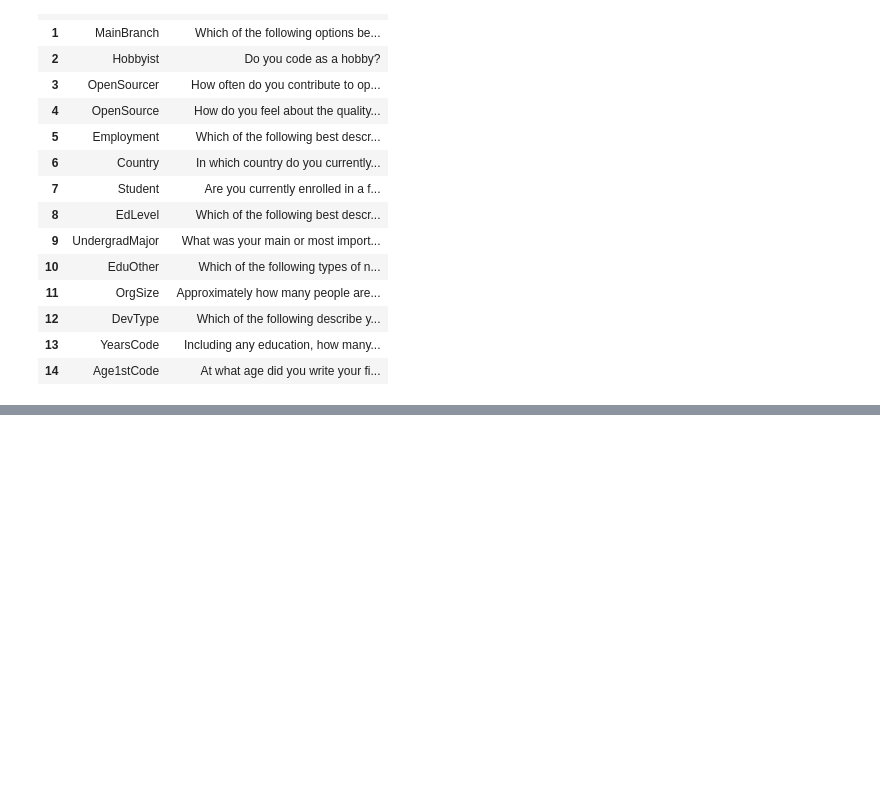
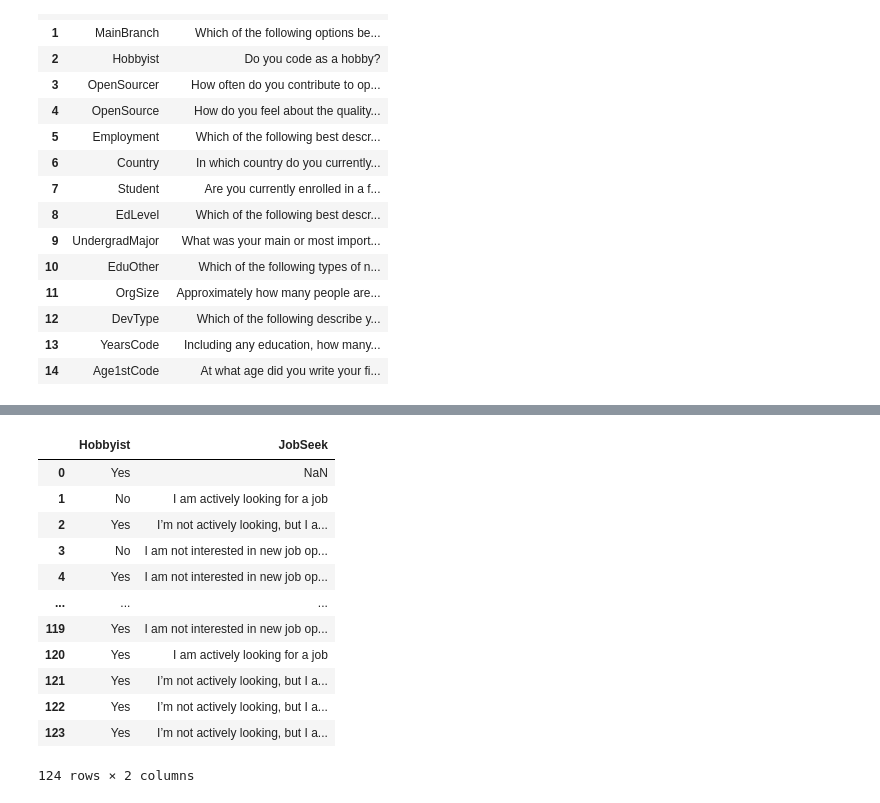
Before and after one commit to sanjaym88/learnpandas, a Jupyter notebook: abcd.ipynb, the cells around one changed output, grey strips where cells are left out. Cells and saved outputs as stored; diff of their text form; code cells hidden in the pictures; blank space fills up the shorter version.

```diff
--- a/abcd.ipynb
+++ b/abcd.ipynb
@@ -104,0 +186,16 @@ schema_df.head(15)
+# %%
+df.loc[0:123,['Hobbyist','JobSeek']]
+# %% [output]
+|  | Hobbyist | JobSeek |
+| 0 | Yes | NaN |
+| 1 | No | I am actively looking for a job |
+| 2 | Yes | I’m not actively looking, but I a... |
+| 3 | No | I am not interested in new job op... |
+| 4 | Yes | I am not interested in new job op... |
+| ... | ... | ... |
+| 119 | Yes | I am not interested in new job op... |
+| 120 | Yes | I am actively looking for a job |
+| 121 | Yes | I’m not actively looking, but I a... |
+| 122 | Yes | I’m not actively looking, but I a... |
+| 123 | Yes | I’m not actively looking, but I a... |
+124 rows × 2 columns
```
Also changed, not shown: parts of 5 cells of this notebook, 1 other file.
